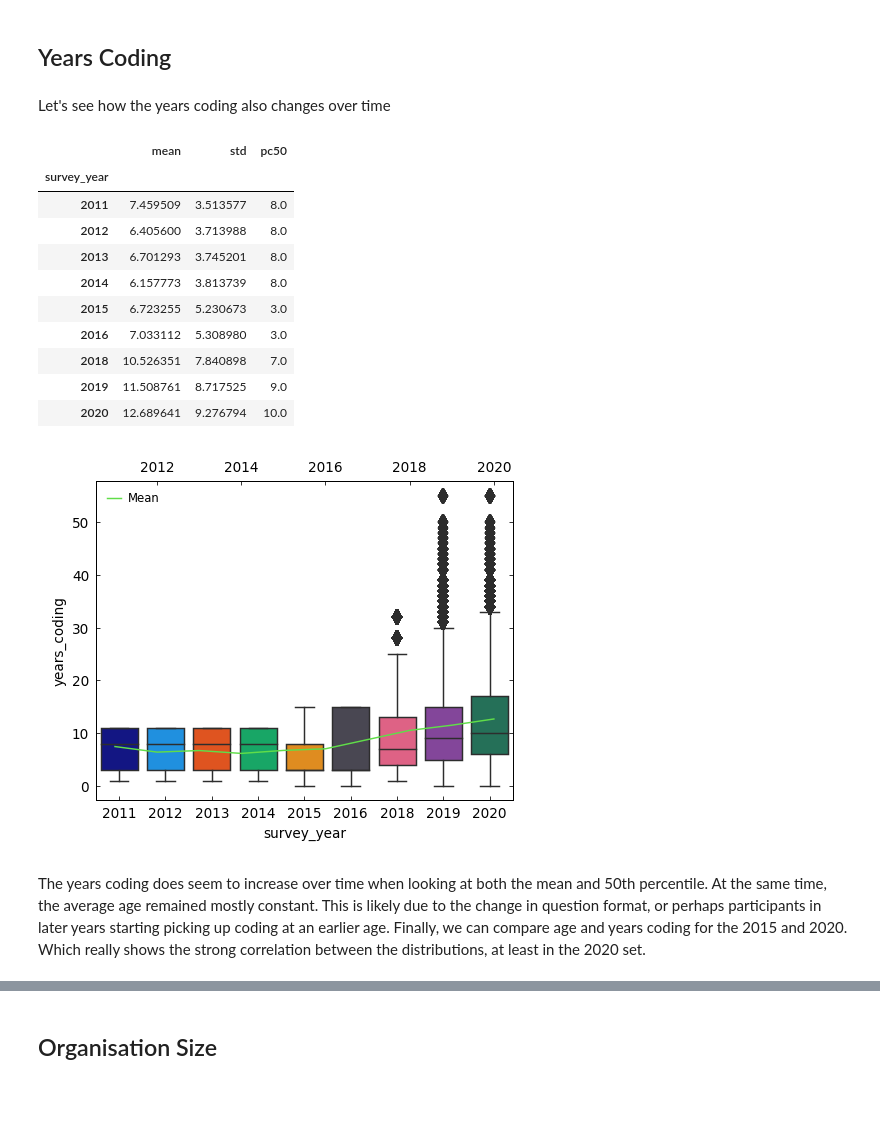
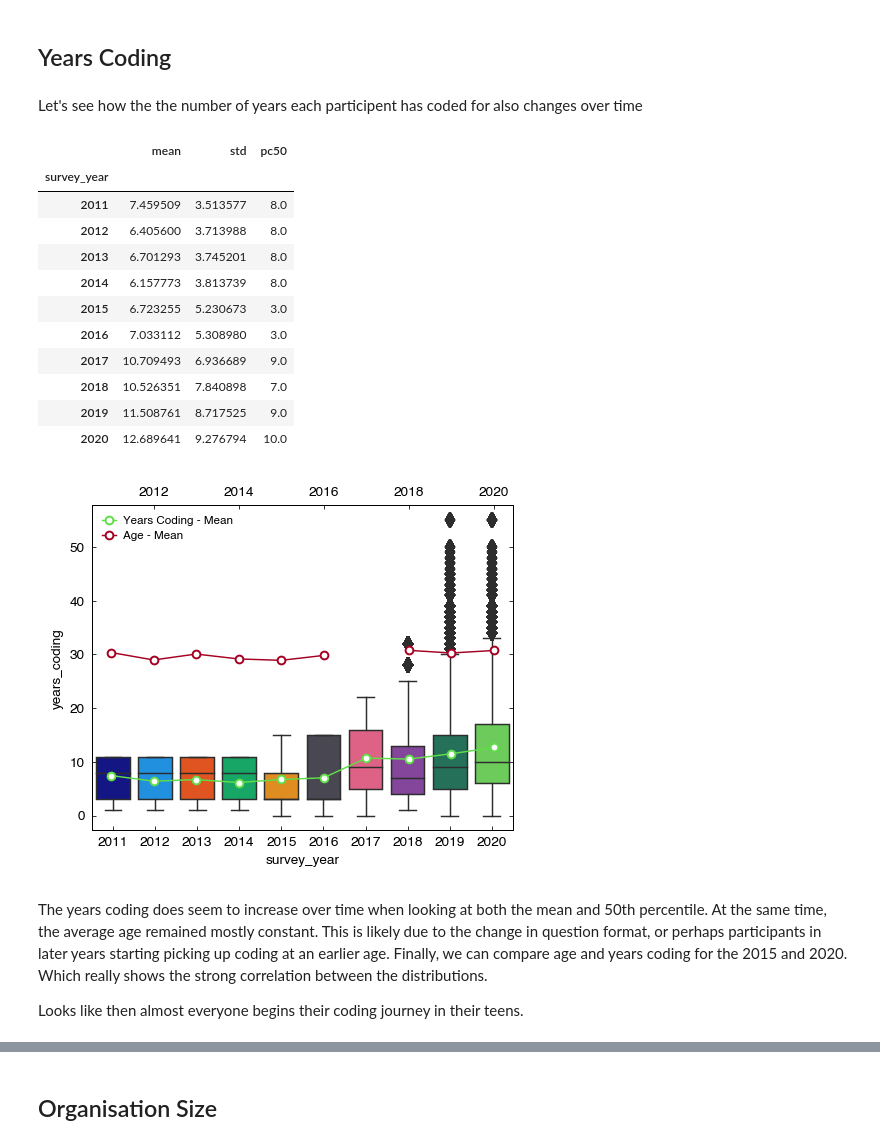
Before and after one commit to djlns/stackoverflow-insights, a Jupyter notebook: analysis.ipynb, the cells around one changed output, grey strips where cells are left out. Saved outputs shown, nothing was run; the diff lists cells and outputs as text; code cells hidden in the pictures; blank space fills up the shorter version.

```diff
--- a/analysis.ipynb
+++ b/analysis.ipynb
@@ -25,3 +25,7 @@ from sklearn.preprocessing import StandardScaler
 from routines import xzload, mpl_defs, stackplot
 
 colours = mpl_defs()
+
+def pc50(x):
+    ''' returns the 50th percentile, ignoring NaNs '''
+    return np.nanpercentile(x, 50)
@@ -84,6 +86,12 @@ Let's remove these outliers from the dataframe by slightly cutting the outer qua
 # %%
 Q = (0.001, 0.999)
-df = df[(df["age"] < df["age"].quantile(Q[1])) & (df["age"] > df["age"].quantile(Q[0]))]
-sns.boxplot(data=df, x="survey_year", y="age")
-df.groupby("survey_year")["age"].agg(["mean", "std"])
+df = df[(df.survey_year == 2017) | ((df.age < df.age.quantile(Q[1])) & (df.age > df.age.quantile(Q[0])))]
+
+fig, ax = plt.subplots()
+sns.boxplot(data=df, x="survey_year", y="age", ax=ax)
+
+age = df.groupby("survey_year")["age"].agg(["mean", "std", pc50])
+axt = ax.twiny()
+axt.plot(age["mean"], 'o-', mfc='w', label="Mean", color=colours[-1])
+axt.legend(loc=2)
 # %% [output]
@@ -104,36 +104,36 @@ That's better. Interestingly despite the change in style of question, the mean a
 # %% [markdown]
 ## Years Coding
 # %% [markdown]
-Let's see how the years coding also changes over time
+Let's see how the the number of years each participent has coded for also changes over time
 # %%
-def pc50(x):
-    x = x[~np.isnan(x)]
-    return np.percentile(x, 50)
-
 fig, ax = plt.subplots()
 g = sns.boxplot(data=df, x="survey_year", y="years_coding", ax=ax)
 
 yc = df.groupby("survey_year")["years_coding"].agg(["mean", "std", pc50])
 axt = ax.twiny()
-axt.plot(yc["mean"], label="Mean", color=colours[-2])
+axt.plot(yc["mean"], 'o-', mfc='w', label="Years Coding - Mean", color=colours[-2])
+axt.plot(age["mean"], 'o-', mfc='w', label="Age - Mean", color=colours[-1])
 axt.legend(loc=2)
 
 yc
 # %% [output]
 |  | mean | std | pc50 |
 | survey_year |  |  |  |
 | 2011 | 7.459509 | 3.513577 | 8.0 |
 | 2012 | 6.405600 | 3.713988 | 8.0 |
 | 2013 | 6.701293 | 3.745201 | 8.0 |
 | 2014 | 6.157773 | 3.813739 | 8.0 |
 | 2015 | 6.723255 | 5.230673 | 3.0 |
 | 2016 | 7.033112 | 5.308980 | 3.0 |
+| 2017 | 10.709493 | 6.936689 | 9.0 |
 | 2018 | 10.526351 | 7.840898 | 7.0 |
 | 2019 | 11.508761 | 8.717525 | 9.0 |
 | 2020 | 12.689641 | 9.276794 | 10.0 |
-[figure, old version]
+[figure, new version]
 # %% [markdown]
-The years coding does seem to increase over time when looking at both the mean and 50th percentile. At the same time, the average age remained mostly constant. This is likely due to the change in question format, or perhaps participants in later years starting picking up coding at an earlier age. Finally, we can compare age and years coding for the 2015 and 2020. Which really shows the strong correlation between the distributions, at least in the 2020 set.
+The years coding does seem to increase over time when looking at both the mean and 50th percentile. At the same time, the average age remained mostly constant. This is likely due to the change in question format, or perhaps participants in later years starting picking up coding at an earlier age. Finally, we can compare age and years coding for the 2015 and 2020. Which really shows the strong correlation between the distributions.
+
+Looks like then almost everyone begins their coding journey in their teens.
 # %%
 fig, axes = plt.subplots(1, 2, figsize=(5, 3))
 for ax, bins, year in zip(axes, [20, 50], [2015, 2020]):
```
Also changed, not shown: parts of 71 cells of this notebook, 12 other files.
